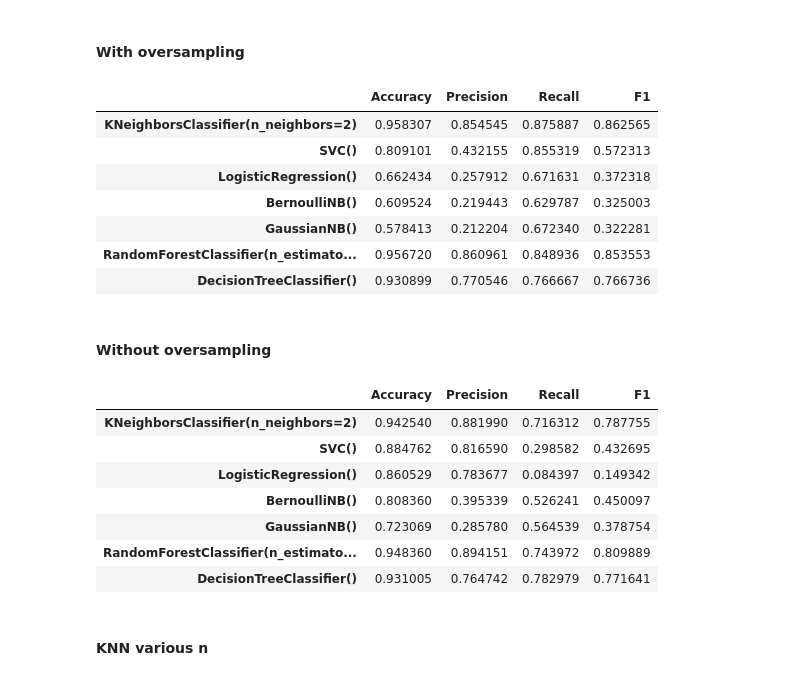
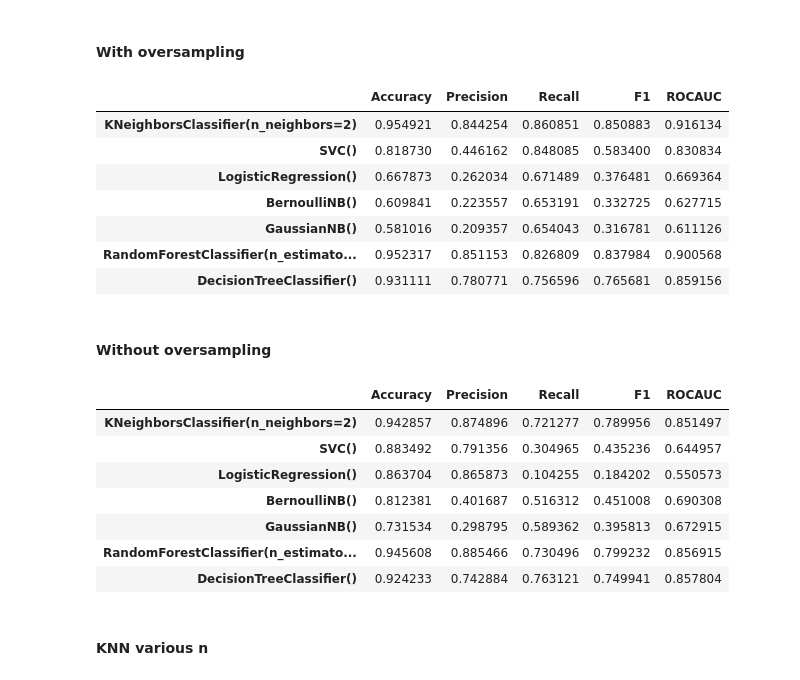
Before and after one commit to emilyhoughkovacs/humanitarian_unrest_classifier, a Jupyter notebook: ken_m/analyze_sql_data_multiyear.ipynb, the cells around one changed output. Drawn from its saved outputs; the diff is of its cells as text; code cells hidden in the pictures.

```diff
--- a/ken_m/analyze_sql_data_multiyear.ipynb
+++ b/ken_m/analyze_sql_data_multiyear.ipynb
@@ -360,6 +389,18 @@ f1: 0.18001375988992088
 ROC AUC: 0.743819996922211
 # %% [markdown]
 ## Modeling with Over Sampling of Training Set
+# %%
+def oversample_data(X_t, y_t, ratio):
+    x_columns = X_t.columns
+
+    X_t = X_t.reset_index(drop=True).as_matrix()
+    y_t = y_t.reset_index(drop=True).as_matrix()
+
+    smote = OverSampler(ratio=ratio, verbose=False)
+    smox, smoy = smote.fit_transform(X_t, y_t)
+    X_t = pd.DataFrame(smox, columns=x_columns)
+    y_t = pd.Series(smoy)
+    return X_t, y_t
 # %%
 X = full_data[x_cols]
 y = full_data['zscores']
@@ -368,8 +409,5 @@ X_train, X_test, y_train, y_test = train_test_split(X, y, test_size = .30, rando
 # %%
 verbose = False
 ratio = float(y.value_counts()[0]) / float(y.value_counts()[1])
-X_train = X_train.reset_index(drop=True).as_matrix()
-y_train = y_train.reset_index(drop=True).as_matrix()
 
-smote = SMOTE(ratio=ratio, verbose=verbose)
-smox, smoy = smote.fit_transform(X_train, y_train)
+X_train, y_train = oversample_data(X_train, y_train, ratio)
@@ -378,6 +414,3 @@ smox, smoy = smote.fit_transform(X_train, y_train)
-# %%
-X_train = pd.DataFrame(smox, columns=x_cols)
-y_train = pd.Series(smoy)
 # %%
 getScoreValues(X_train, X_test, y_train, y_test)
 # %% [output]
@@ -652,31 +750,31 @@ y = full_data['zscores']
 # %% [markdown]
 #### With oversampling
 # %%
-aaaa = getCrossValScoresBySSS2(X,y)
+pol_modeling = getCrossValScoresBySSS(X,y)
 # %%
-aaaa.get_multi_models()
+pol_modeling.get_multi_models()
 # %% [output]
-|  | Accuracy | Precision | Recall | F1 |
-| KNeighborsClassifier(n_neighbors=2) | 0.958307 | 0.854545 | 0.875887 | 0.862565 |
-| SVC() | 0.809101 | 0.432155 | 0.855319 | 0.572313 |
-| LogisticRegression() | 0.662434 | 0.257912 | 0.671631 | 0.372318 |
-| BernoulliNB() | 0.609524 | 0.219443 | 0.629787 | 0.325003 |
-| GaussianNB() | 0.578413 | 0.212204 | 0.672340 | 0.322281 |
-| RandomForestClassifier(n_estimato... | 0.956720 | 0.860961 | 0.848936 | 0.853553 |
-| DecisionTreeClassifier() | 0.930899 | 0.770546 | 0.766667 | 0.766736 |
+|  | Accuracy | Precision | Recall | F1 | ROCAUC |
+| KNeighborsClassifier(n_neighbors=2) | 0.954921 | 0.844254 | 0.860851 | 0.850883 | 0.916134 |
+| SVC() | 0.818730 | 0.446162 | 0.848085 | 0.583400 | 0.830834 |
+| LogisticRegression() | 0.667873 | 0.262034 | 0.671489 | 0.376481 | 0.669364 |
+| BernoulliNB() | 0.609841 | 0.223557 | 0.653191 | 0.332725 | 0.627715 |
+| GaussianNB() | 0.581016 | 0.209357 | 0.654043 | 0.316781 | 0.611126 |
+| RandomForestClassifier(n_estimato... | 0.952317 | 0.851153 | 0.826809 | 0.837984 | 0.900568 |
+| DecisionTreeClassifier() | 0.931111 | 0.780771 | 0.756596 | 0.765681 | 0.859156 |
 # %% [markdown]
 #### Without oversampling
 # %%
-aaaa.get_multi_models(oversample=False)
+pol_modeling.get_multi_models(oversample=False)
 # %% [output]
-|  | Accuracy | Precision | Recall | F1 |
-| KNeighborsClassifier(n_neighbors=2) | 0.942540 | 0.881990 | 0.716312 | 0.787755 |
-| SVC() | 0.884762 | 0.816590 | 0.298582 | 0.432695 |
-| LogisticRegression() | 0.860529 | 0.783677 | 0.084397 | 0.149342 |
-| BernoulliNB() | 0.808360 | 0.395339 | 0.526241 | 0.450097 |
-| GaussianNB() | 0.723069 | 0.285780 | 0.564539 | 0.378754 |
-| RandomForestClassifier(n_estimato... | 0.948360 | 0.894151 | 0.743972 | 0.809889 |
-| DecisionTreeClassifier() | 0.931005 | 0.764742 | 0.782979 | 0.771641 |
+|  | Accuracy | Precision | Recall | F1 | ROCAUC |
+| KNeighborsClassifier(n_neighbors=2) | 0.942857 | 0.874896 | 0.721277 | 0.789956 | 0.851497 |
+| SVC() | 0.883492 | 0.791356 | 0.304965 | 0.435236 | 0.644957 |
+| LogisticRegression() | 0.863704 | 0.865873 | 0.104255 | 0.184202 | 0.550573 |
+| BernoulliNB() | 0.812381 | 0.401687 | 0.516312 | 0.451008 | 0.690308 |
+| GaussianNB() | 0.731534 | 0.298795 | 0.589362 | 0.395813 | 0.672915 |
+| RandomForestClassifier(n_estimato... | 0.945608 | 0.885466 | 0.730496 | 0.799232 | 0.856915 |
+| DecisionTreeClassifier() | 0.924233 | 0.742884 | 0.763121 | 0.749941 | 0.857804 |
 # %% [markdown]
 #### KNN various n
 # %%
```
Also changed, not shown: parts of 35 cells of this notebook.
